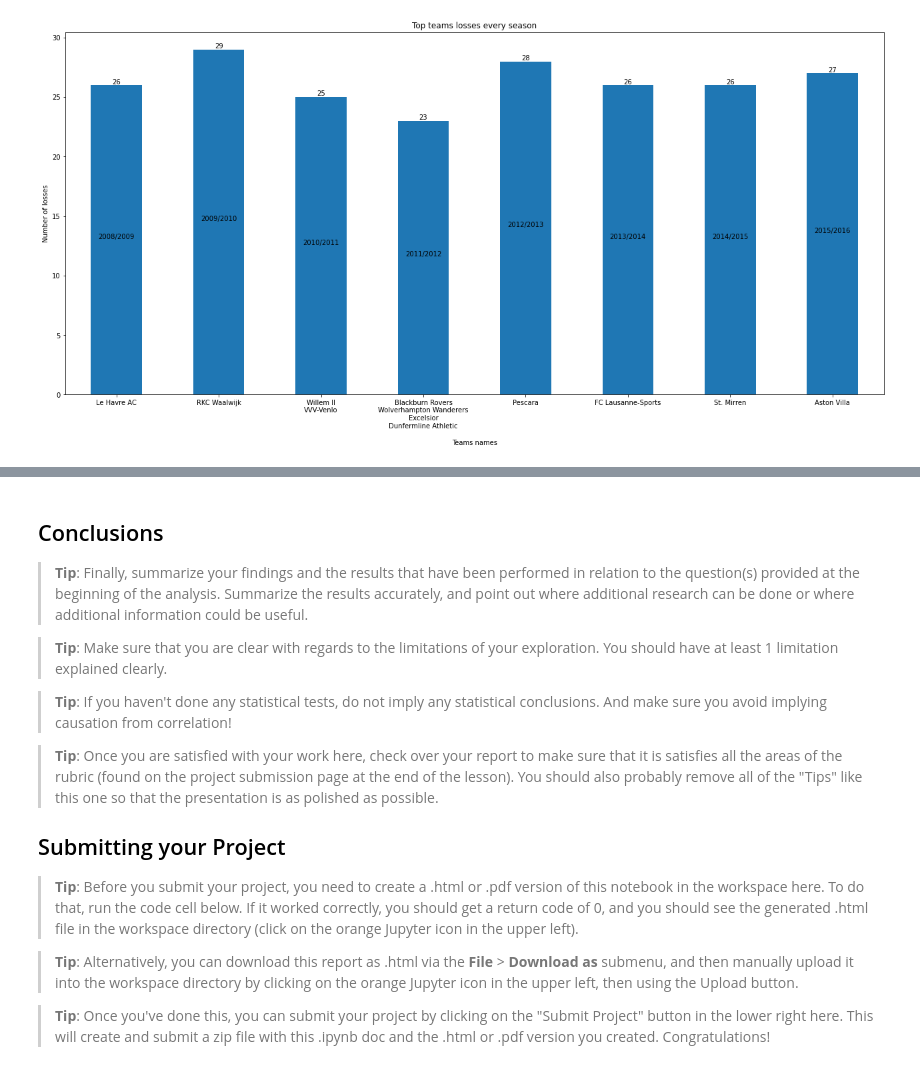
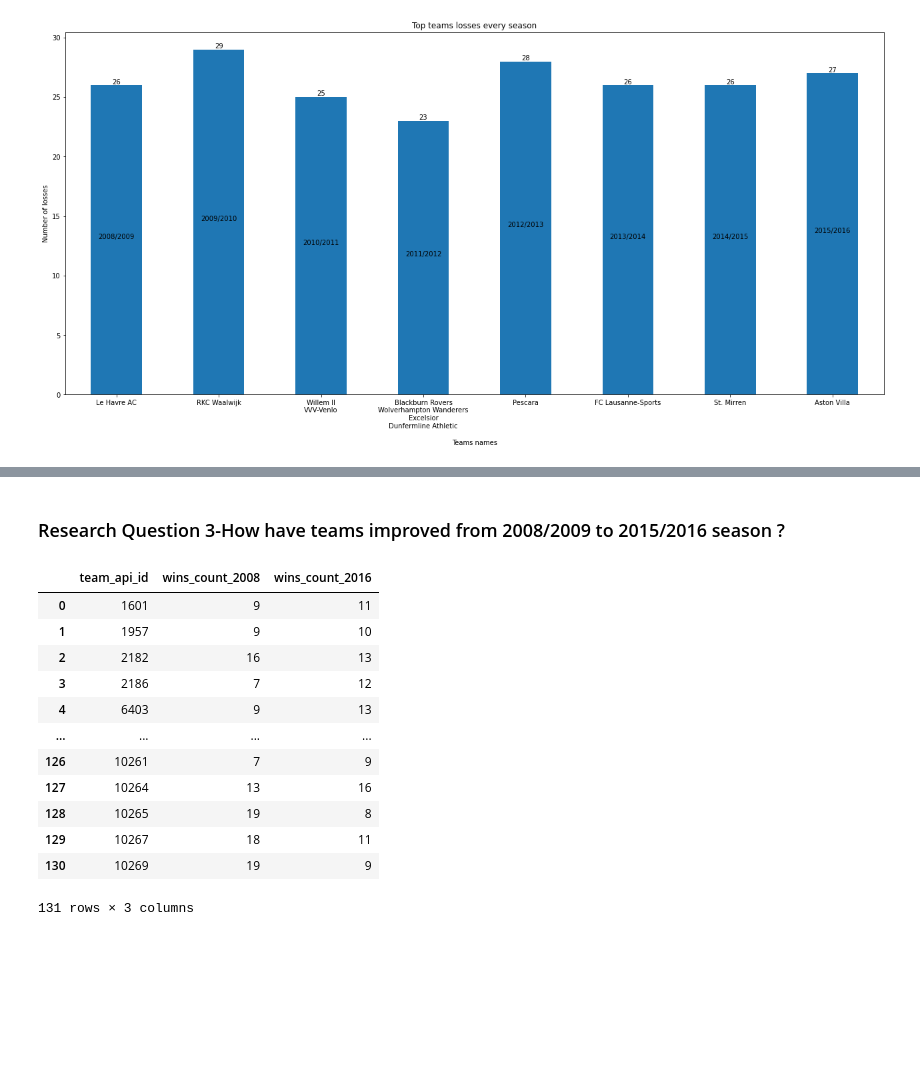
Before and after one commit to ahmed-m-nassar/Analysing-European-Soccer-Database, a Jupyter notebook: Investigate_a_Dataset.ipynb, the cells around one changed output, grey strips where cells are left out. Drawn from its saved outputs; the diff is of its cells as text; code cells hidden in the pictures; blank space fills up the shorter version.

Commit message:
finalizing project

```diff
--- a/Investigate_a_Dataset.ipynb
+++ b/Investigate_a_Dataset.ipynb
@@ -560,19 +305,2 @@ match_df.groupby(['season','winning_team_api_id']).count()
-# %% [markdown]
-<a id='conclusions'></a>
-## Conclusions
-
-> **Tip**: Finally, summarize your findings and the results that have been performed in relation to the question(s) provided at the beginning of the analysis. Summarize the results accurately, and point out where additional research can be done or where additional information could be useful.
-
-> **Tip**: Make sure that you are clear with regards to the limitations of your exploration. You should have at least 1 limitation explained clearly.
-
-> **Tip**: If you haven't done any statistical tests, do not imply any statistical conclusions. And make sure you avoid implying causation from correlation!
-
-> **Tip**: Once you are satisfied with your work here, check over your report to make sure that it is satisfies all the areas of the rubric (found on the project submission page at the end of the lesson). You should also probably remove all of the "Tips" like this one so that the presentation is as polished as possible.
-
-## Submitting your Project
-
-> **Tip**: Before you submit your project, you need to create a .html or .pdf version of this notebook in the workspace here. To do that, run the code cell below. If it worked correctly, you should get a return code of 0, and you should see the generated .html file in the workspace directory (click on the orange Jupyter icon in the upper left).
-
-> **Tip**: Alternatively, you can download this report as .html via the **File** > **Download as** submenu, and then manually upload it into the workspace directory by clicking on the orange Jupyter icon in the upper left, then using the Upload button.
-
-> **Tip**: Once you've done this, you can submit your project by clicking on the "Submit Project" button in the lower right here. This will create and submit a zip file with this .ipynb doc and the .html or .pdf version you created. Congratulations!
+# %% [markdown]
+### Research Question 3-How have teams improved from 2008/2009 to 2015/2016 season ?
@@ -578,0 +317,20 @@ match_df.groupby(['season','winning_team_api_id']).count()
+# %%
+#adding the count of wins in 2008/2009 and 2015/2016 seasons in the same row
+team_wins_count_2008_2016 = pd.merge(teams_wins_count_2008,teams_wins_count_2016, how = 'inner' ,left_on=['team_api_id'] , right_on=['team_api_id'])
+dropped_columns = ['season_x' , 'season_y']
+team_wins_count_2008_2016.drop(dropped_columns , axis = 1 , inplace = True)
+team_wins_count_2008_2016
+# %% [output]
+|  | team_api_id | wins_count_2008 | wins_count_2016 |
+| 0 | 1601 | 9 | 11 |
+| 1 | 1957 | 9 | 10 |
+| 2 | 2182 | 16 | 13 |
+| 3 | 2186 | 7 | 12 |
+| 4 | 6403 | 9 | 13 |
+| ... | ... | ... | ... |
+| 126 | 10261 | 7 | 9 |
+| 127 | 10264 | 13 | 16 |
+| 128 | 10265 | 19 | 8 |
+| 129 | 10267 | 18 | 11 |
+| 130 | 10269 | 19 | 9 |
+131 rows × 3 columns
```
Also changed, not shown: parts of 46 cells of this notebook.
